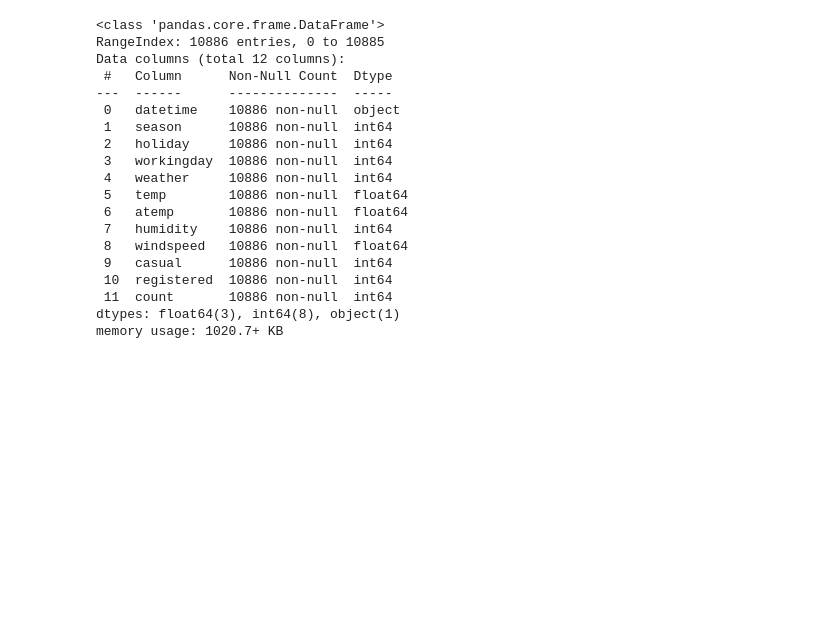
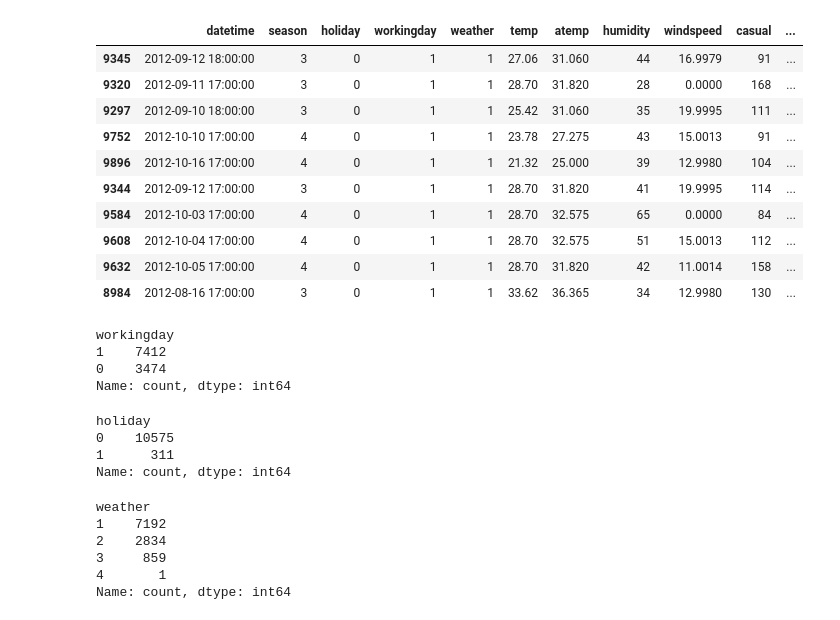
Before and after one commit to damdam1219/lg_project, a Jupyter notebook: 10-2. 자전거대여량예측모델.ipynb, the cells around one changed output. Saved outputs shown, nothing was run; the diff lists cells and outputs as text; code cells hidden in the pictures; blank space fills up the shorter version.

```diff
--- a/10-2. 자전거대여량예측모델.ipynb
+++ b/10-2. 자전거대여량예측모델.ipynb
@@ -5,0 +18,2 @@ test_df = pd.read_csv("./data/bike-sharing-demand/test.csv")
+# %%
+train_df['temp_bin'] = pd.qcut(train_df['temp'], q=4, labels=['Q1', 'Q2', 'Q3', 'Q4'])
@@ -5,0 +30,5 @@ test_df = pd.read_csv("./data/bike-sharing-demand/test.csv")
+# %%
+bins = [0, 10, 20, 30, float('inf')]
+labels = ['Cold', 'Cool', 'Warm', 'Hot']
+# %%
+train_df['temp_bin'] = pd.cut(train_df['temp'], bins=bins, labels=labels, right=False)
@@ -6,3 +63,9 @@ test_df = pd.read_csv("./data/bike-sharing-demand/test.csv")
+# %%
+bins = [0, 30, 60, 80, 100]
+labels = ['Dry', 'Comfortable', 'Humid', 'Very Humid']
+
+train_df['humidity_bin'] = pd.cut(train_df['humidity']
+                                  , bins=bins, labels=labels, right=True)
 # %%
 train_df
 # %% [output]
@@ -22,25 +97,41 @@ train_df
+# %%
+top10 = train_df.sort_values(by='count', ascending=False).head(10)
+top10
+# %% [output]
+|  | datetime | season | holiday | workingday | weather | temp | atemp | humidity | windspeed | casual | ... |
+| 9345 | 2012-09-12 18:00:00 | 3 | 0 | 1 | 1 | 27.06 | 31.060 | 44 | 16.9979 | 91 | ... |
+| 9320 | 2012-09-11 17:00:00 | 3 | 0 | 1 | 1 | 28.70 | 31.820 | 28 | 0.0000 | 168 | ... |
+| 9297 | 2012-09-10 18:00:00 | 3 | 0 | 1 | 1 | 25.42 | 31.060 | 35 | 19.9995 | 111 | ... |
+| 9752 | 2012-10-10 17:00:00 | 4 | 0 | 1 | 1 | 23.78 | 27.275 | 43 | 15.0013 | 91 | ... |
+| 9896 | 2012-10-16 17:00:00 | 4 | 0 | 1 | 1 | 21.32 | 25.000 | 39 | 12.9980 | 104 | ... |
+| 9344 | 2012-09-12 17:00:00 | 3 | 0 | 1 | 1 | 28.70 | 31.820 | 41 | 19.9995 | 114 | ... |
+| 9584 | 2012-10-03 17:00:00 | 4 | 0 | 1 | 1 | 28.70 | 32.575 | 65 | 0.0000 | 84 | ... |
+| 9608 | 2012-10-04 17:00:00 | 4 | 0 | 1 | 1 | 28.70 | 32.575 | 51 | 15.0013 | 112 | ... |
+| 9632 | 2012-10-05 17:00:00 | 4 | 0 | 1 | 1 | 28.70 | 31.820 | 42 | 11.0014 | 158 | ... |
+| 8984 | 2012-08-16 17:00:00 | 3 | 0 | 1 | 1 | 33.62 | 36.365 | 34 | 12.9980 | 130 | ... |
+# %%
+train_df['workingday'].value_counts()
+# %% [output]
+workingday
+1    7412
+0    3474
+Name: count, dtype: int64
+# %%
+train_df['holiday'].value_counts()
+# %% [output]
+holiday
+0    10575
+1      311
+Name: count, dtype: int64
 # %%
-train_df.info()
+train_df['weather'].value_counts()
 # %% [output]
-<class 'pandas.core.frame.DataFrame'>
-RangeIndex: 10886 entries, 0 to 10885
-Data columns (total 12 columns):
- #   Column      Non-Null Count  Dtype
----  ------      --------------  -----
- 0   datetime    10886 non-null  object
- 1   season      10886 non-null  int64
- 2   holiday     10886 non-null  int64
- 3   workingday  10886 non-null  int64
- 4   weather     10886 non-null  int64
- 5   temp        10886 non-null  float64
- 6   atemp       10886 non-null  float64
- 7   humidity    10886 non-null  int64
- 8   windspeed   10886 non-null  float64
- 9   casual      10886 non-null  int64
- 10  registered  10886 non-null  int64
- 11  count       10886 non-null  int64
-dtypes: float64(3), int64(8), object(1)
-memory usage: 1020.7+ KB
+weather
+1    7192
+2    2834
+3     859
+4       1
+Name: count, dtype: int64
 # %%
 train_df.drop(columns = 'datetime').corr()
 # %% [output]
```
Also changed, not shown: parts of 14 cells of this notebook, 5 other files.
